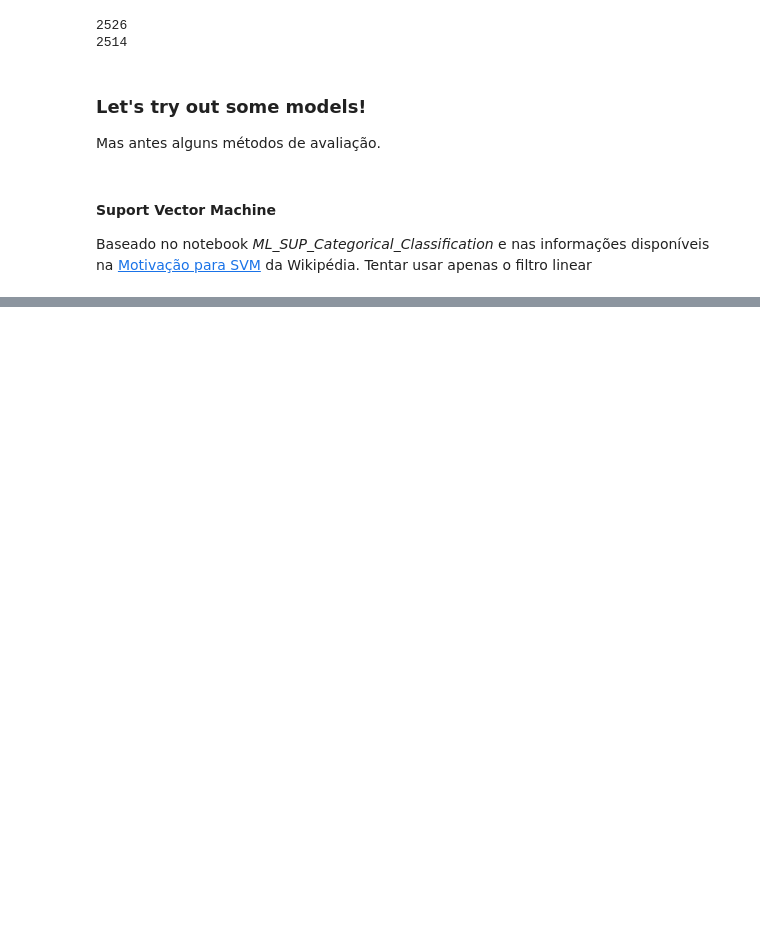
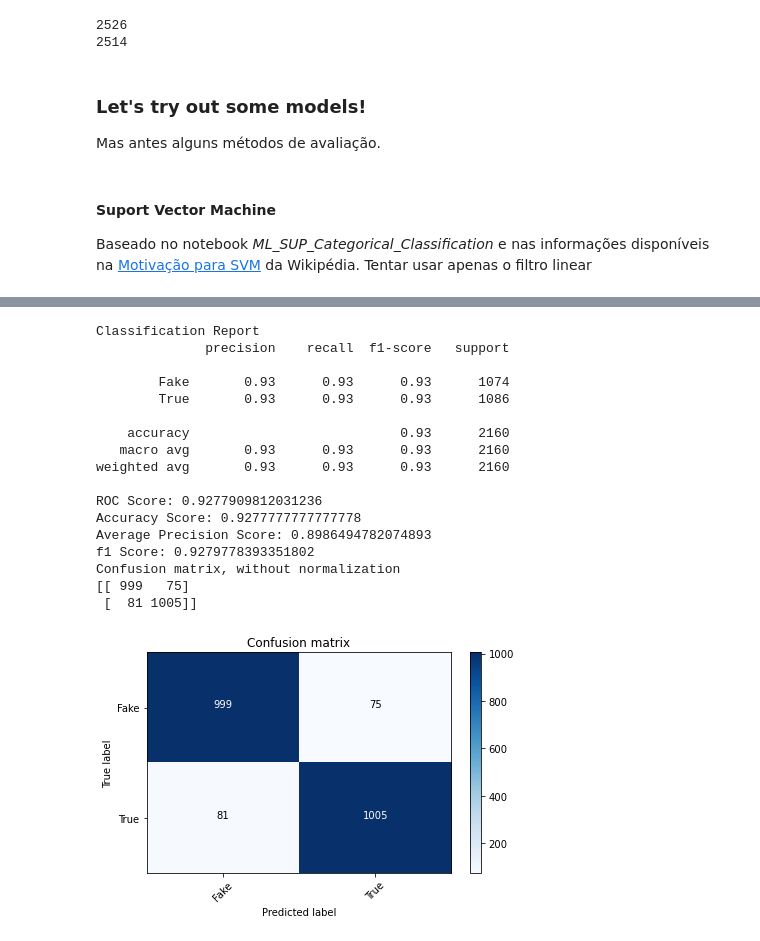
Before and after one commit to isaquepim/Isaura_detector, a Jupyter notebook: Fakebr.ipynb, the cells around one changed output, grey strips where cells are left out. Cells and saved outputs as stored; diff of their text form; code cells hidden in the pictures; blank space fills up the shorter version.

```diff
--- a/Fakebr.ipynb
+++ b/Fakebr.ipynb
@@ -204,0 +294,24 @@ Confusion matrix, without normalization
+# %%
+clf_MLP = MLPClassifier(random_state=101, max_iter=2000)
+clf_MLP.fit(X_train,y_train)
+
+roc_MLP = clf_eval(clf_MLP,X_test,y_test)
+# %% [output]
+Classification Report
+              precision    recall  f1-score   support
+
+        Fake       0.93      0.93      0.93      1074
+        True       0.93      0.93      0.93      1086
+
+    accuracy                           0.93      2160
+   macro avg       0.93      0.93      0.93      2160
+weighted avg       0.93      0.93      0.93      2160
+
+ROC Score: 0.9277909812031236
+Accuracy Score: 0.9277777777777778
+Average Precision Score: 0.8986494782074893
+f1 Score: 0.9279778393351802
+Confusion matrix, without normalization
+[[ 999   75]
+ [  81 1005]]
+[figure, added]
```
Also changed, not shown: parts of 18 cells of this notebook.
